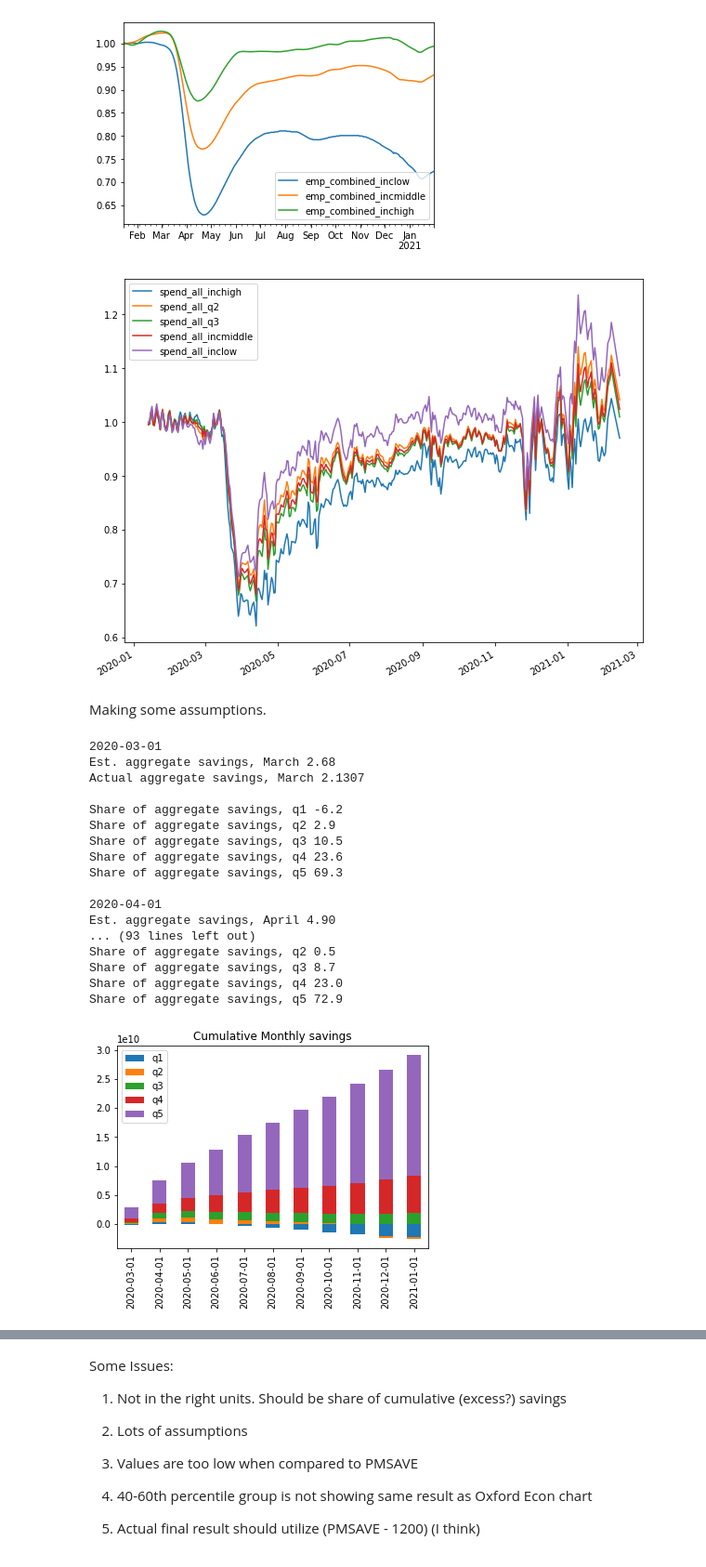
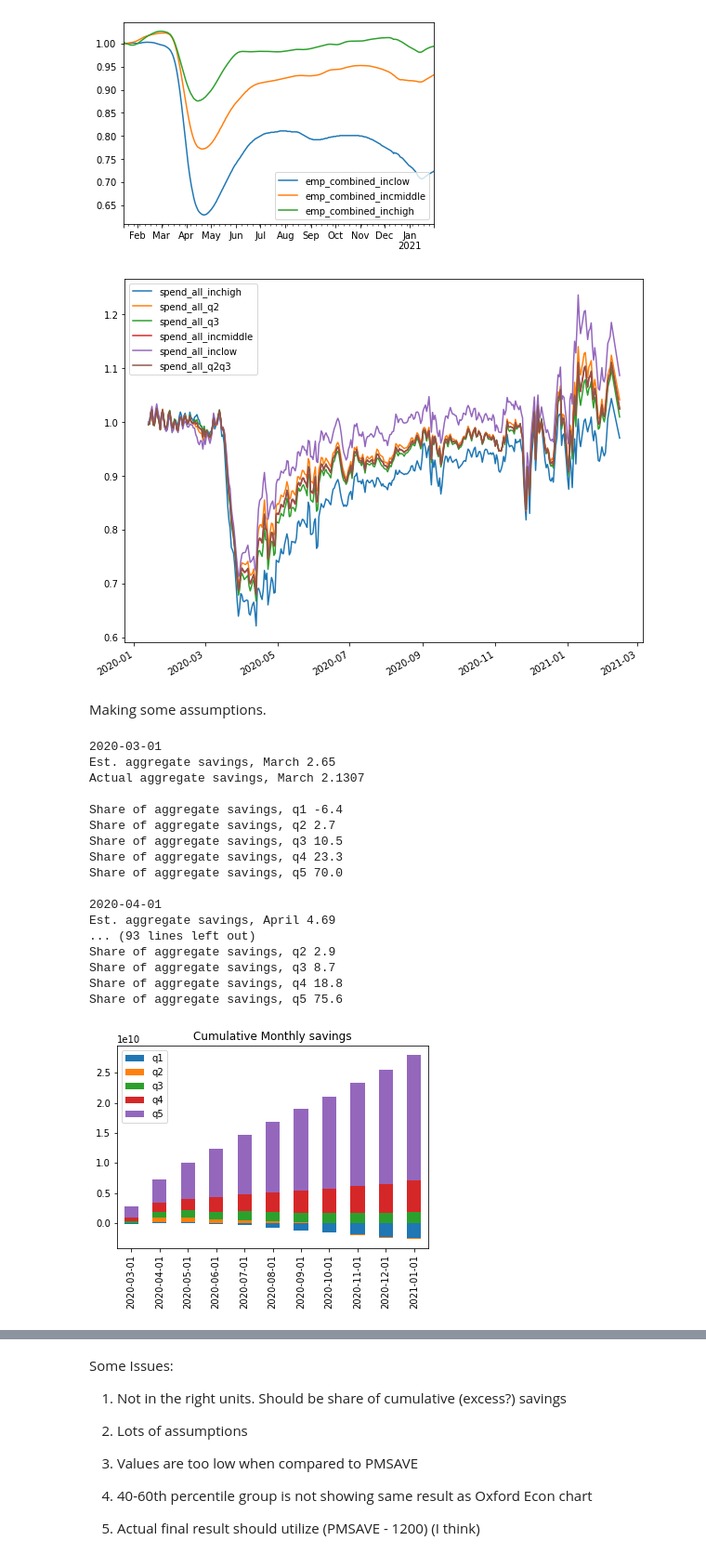
Before and after one commit to bdecon/blog_posts, a Jupyter notebook: COVID_Savings/COVID_Savings_Holders.ipynb, the cells around one changed output, grey strips where cells are left out. Shown at 93% size. Cells and saved outputs as stored; diff of their text form; code cells hidden in the pictures.

```diff
--- a/COVID_Savings/COVID_Savings_Holders.ipynb
+++ b/COVID_Savings/COVID_Savings_Holders.ipynb
@@ -63,6 +63,11 @@ d['save'] = {}
 for q in quintiles:
     d['save'][q] = d['income'][q] - d['exp'][q]
 
+# Aggreagte expenditure by quintile
+d['agg_exp'] = {}
+for q in quintiles:
+    d['agg_exp'][q] = d['exp'][q] * d['n'][q]
+
 # Aggregate saving by quintile
 d['agg_save'] = {}
 for q in quintiles:
@@ -104,9 +136,10 @@ exp_full = pd.read_csv('Affinity - National - Daily.csv')
 exp_full.index = pd.to_datetime(exp_full[['year', 'month', 'day']])
 exp = exp_full.loc['2020-01-13':, ['spend_all_inchigh', 'spend_all_q2', 'spend_all_q3',
                 'spend_all_incmiddle', 'spend_all_inclow']].astype(float) + 1
+exp['spend_all_q2q3'] = exp[['spend_all_q2', 'spend_all_q3']].mean(axis=1)
 exp.plot(figsize=(10, 8));
 # %% [output]
-[figure, old version]
+[figure, new version]
 # %%
 #Convert to monthly
 exp_mo = exp.resample('MS').mean()
@@ -116,15 +149,15 @@ Making some assumptions.
 # %%
 # Map quintiles to employment groups
 q_to_emp = {'q1': 'emp_combined_inclow',
-            'q2': 'emp_combined_inclow',
+            'q2': 'emp_combined_incmiddle',
             'q3': 'emp_combined_incmiddle',
-            'q4': 'emp_combined_inchigh',
+            'q4': 'emp_combined_incmiddle',
             'q5': 'emp_combined_inchigh'}
 
 # Map quintiles to expenditure groups
 q_to_exp = {'q1': 'spend_all_inclow',
             'q2': 'spend_all_q2',
-            'q3': 'spend_all_incmiddle',
+            'q3': 'spend_all_q2q3',
             'q4': 'spend_all_q3',
             'q5': 'spend_all_inchigh'}
 
@@ -148,9 +181,9 @@ month_dates = {'March': '2020-03-01', 'April': '2020-04-01',
                'November': '2020-11-01', 'December': '2020-12-01',
                'January': '2021-01-01'}
 
-UI_wage_replacement_rate = 0.55
+UI_wage_replacement_rate = 0.45
 
-max_UI_weekly = 450
+max_UI_weekly = 500
 
 # Wage growth rate
 wage_growth = {'March': 1.02, 'April': 1.02, 'May': 1.03, 'June': 1.03,
@@ -159,6 +192,7 @@ wage_growth = {'March': 1.02, 'April': 1.02, 'May': 1.03, 'June': 1.03,
 # %%
 res = {}
 final = pd.DataFrame()
+final_excess = pd.DataFrame()
 for month, date in month_dates.items():
     stim = stim_month[month] * 12
     ui_bump = ui_month[month]
@@ -172,44 +206,46 @@ for month, date in month_dates.items():
             ui_q = max_UI_weekly
         res[date]['ui'][q] = (1 - emp_mo.loc[date, q_to_emp[q]]) * (ui_bump + ui_q) * 52
         res[date]['stim'][q] = ((stim * q_to_stim[q]) * d['size']['q1'])
         res[date]['inc'][q] = (((d['income'][q] * wage_growth[month]) * emp_mo.loc[date, q_to_emp[q]])
                                + res[date]['ui'][q] + res[date]['stim'][q])
         res[date]['exp'][q] = d['exp'][q] * exp_mo.loc[date, q_to_exp[q]]
         res[date]['save'][q] = res[date]['inc'][q] - res[date]['exp'][q]
         res[date]['agg_save'][q] = res[date]['save'][q] * d['n'][q]
 
     agg_save = sum(res[date]['agg_save'][q] for q in quintiles)
     print(date)
     print(f'Est. aggregate savings, {month}', f'{agg_save / 1_000_000_000:.2f}')
     print(f'Actual aggregate savings, {month}', df.loc[date, 'VALUE'] / 1000)
 
     print('')
-
+    prev_date=pd.to_datetime(date).replace(pd.to_datetime(date).year-1)
+    excess_savings_date=(((df.loc[date, 'VALUE']- df.loc[prev_date, 'VALUE'])/ 1000))/12
     for q in quintiles:
         share_agg_save = (res[date]['agg_save'][q] / agg_save) * 100
         print(f'Share of aggregate savings, {q}', f'{share_agg_save:.1f}')
         final.loc[date, q] = res[date]['agg_save'][q]
+        final_excess.loc[date, q] = (share_agg_save/100)*excess_savings_date
     print('')
 final.cumsum().plot(kind='bar', stacked=True, title='Cumulative Monthly savings');
 # %% [output]
 2020-03-01
-Est. aggregate savings, March 2.68
+Est. aggregate savings, March 2.65
 Actual aggregate savings, March 2.1307
 
-Share of aggregate savings, q1 -6.2
-Share of aggregate savings, q2 2.9
+Share of aggregate savings, q1 -6.4
+Share of aggregate savings, q2 2.7
 Share of aggregate savings, q3 10.5
-Share of aggregate savings, q4 23.6
-Share of aggregate savings, q5 69.3
+Share of aggregate savings, q4 23.3
+Share of aggregate savings, q5 70.0
 
 2020-04-01
-Est. aggregate savings, April 4.90
+Est. aggregate savings, April 4.69
 ... (93 lines left out)
-Share of aggregate savings, q2 0.5
+Share of aggregate savings, q2 2.9
 Share of aggregate savings, q3 8.7
-Share of aggregate savings, q4 23.0
-Share of aggregate savings, q5 72.9
+Share of aggregate savings, q4 18.8
+Share of aggregate savings, q5 75.6
-[figure, old version]
+[figure, new version]
 # %%
 final.plot(kind='bar', stacked=True, title='Monthly savings (annualized)');
 # %% [output]
```
Also changed, not shown: parts of 9 cells of this notebook.
